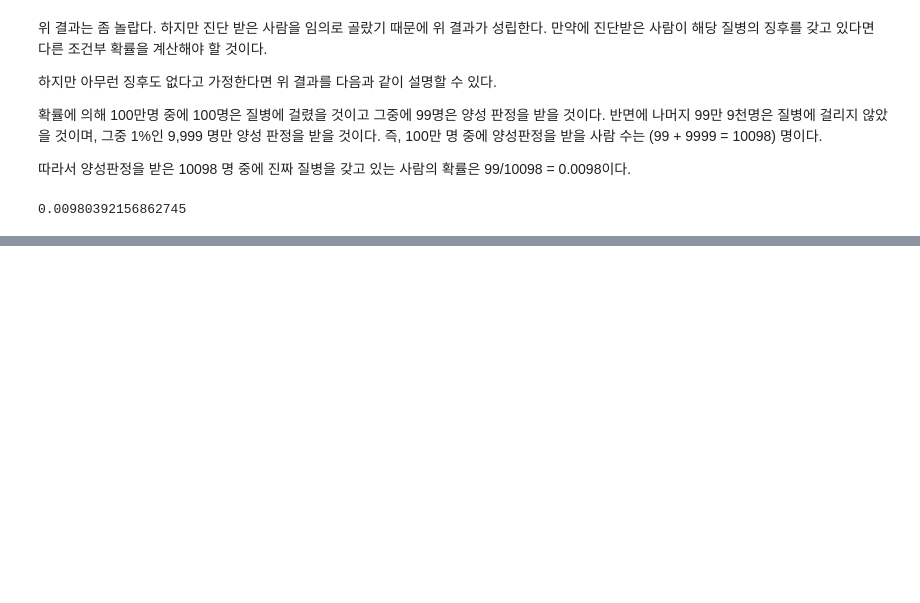
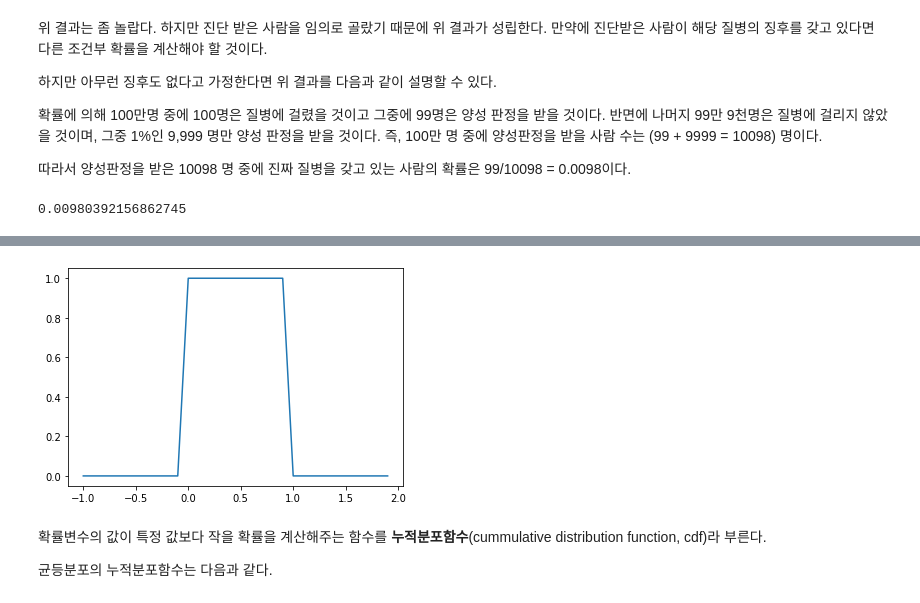
Before and after one commit to liganega/DataAnalysisInPython, a Jupyter notebook: notebooks/PDA-W06-Probability_Intro.ipynb, the cells around one changed output, grey strips where cells are left out. Cells and saved outputs as stored; diff of their text form; code cells hidden in the pictures; blank space fills up the shorter version.

```diff
--- a/notebooks/PDA-W06-Probability_Intro.ipynb
+++ b/notebooks/PDA-W06-Probability_Intro.ipynb
@@ -232,0 +449,11 @@ print(PD_T)
+# %%
+xs = [x / 10.0 for x in range(-10, 20)]
+plt.plot(xs,[uniform_pdf(x) for x in xs],'-',label='mu=0,sigma=1')
+plt.show()
+# %% [output]
+[figure, added]
+# %% [markdown]
+확률변수의 값이 특정 값보다 작을 확률을 계산해주는 함수를
+**누적분포함수**(cummulative distribution function, cdf)라 부른다.
+
+균등분포의 누적분포함수는 다음과 같다.
```
Also changed, not shown: parts of 61 cells of this notebook, 2 other files.
